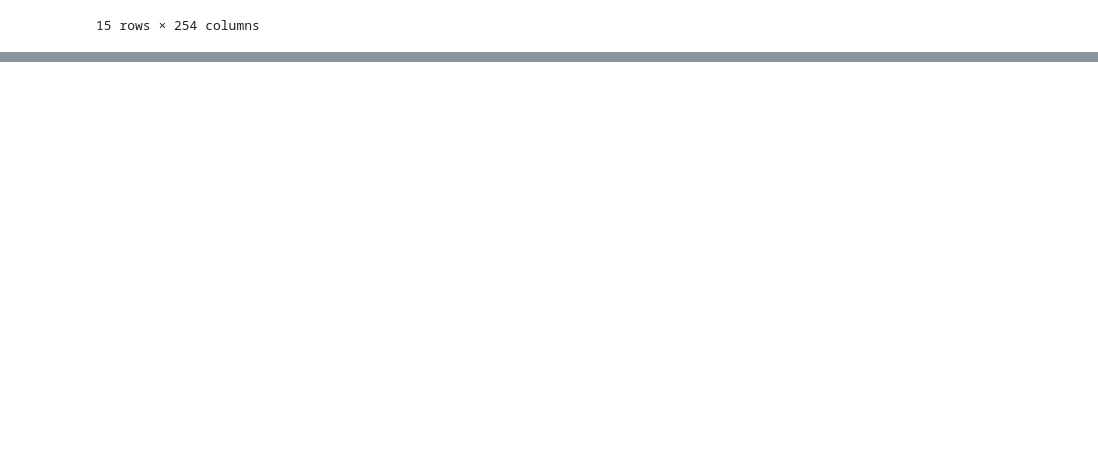
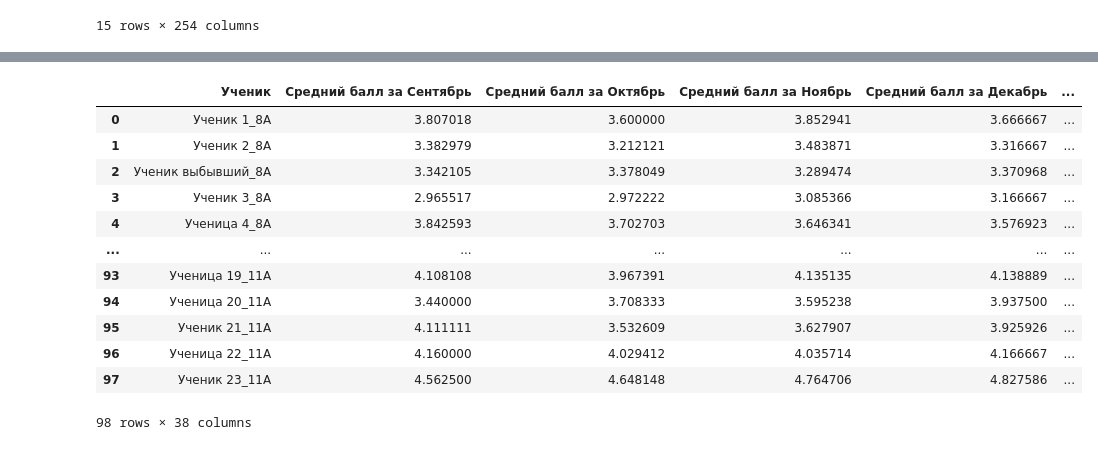
Before and after one commit to Zickam/school_success_prediction, a Jupyter notebook: dataset experiments/function_for_each_student.ipynb, the cells around one changed output, grey strips where cells are left out. Cells and saved outputs as stored; diff of their text form; code cells hidden in the pictures; blank space fills up the shorter version.

```diff
--- a/dataset experiments/function_for_each_student.ipynb
+++ b/dataset experiments/function_for_each_student.ipynb
@@ -358,18 +178,16 @@ class StudentAnalyzer:
 
         for key, val in self.calculate_grade_counts(grades).items():
             self.metrics[f'Общее {key} за {label}'] = val
-            self.metrics[f'Среднее {key} за {label} (на предмет)'] = val / row_count if row_count > 0 else 0
         for key, val in self.calculate_status_counts(statuses).items():
             self.metrics[f'Общее {key} за {label}'] = val
-            self.metrics[f'Среднее {key} за {label} (на предмет)'] = val / row_count if row_count > 0 else 0
 
     def _calculate_monthly_averages_counts(self):
         valid_months_grades = [m for m in self.months if self.monthly_grades[m]]
         valid_months_statuses = [m for m in self.months if self.non_numeric_monthly[m]]
 
-        for grade in [5.0, 4.0, 3.0, 2.0]:
-            total = sum([self.monthly_grades[m].count(grade) for m in valid_months_grades])
-            self.metrics[f'Среднее кол-во {int(grade)} в месяц'] = total / len(valid_months_grades) if valid_months_grades else np.nan
+        # for grade in [5.0, 4.0, 3.0, 2.0]:
+        #     total = sum([self.monthly_grades[m].count(grade) for m in valid_months_grades])
+        #     self.metrics[f'Среднее кол-во {int(grade)} в месяц'] = total / len(valid_months_grades) if valid_months_grades else np.nan
 
         for status in ['у', 'б', 'н']:
             total = sum([self.non_numeric_monthly[m].count(status) for m in valid_months_statuses])
@@ -409,12 +227,12 @@ class StudentAnalyzer:
             statuses.extend(self.non_numeric_monthly[m])
         return statuses
 # %%
-def create_dataset_for_clast(student_dict):
+def create_dataset_for_clast(student_dict, class_name=''):
     all_students_metrics = []
     for student_name, student_df in student_dict.items():
         analyzer = StudentAnalyzer(student_df)
         metrics = analyzer.analyze()
-        metrics['Ученик'] = student_name
+        metrics['Ученик'] = f"{student_name}_{class_name}"
         all_students_metrics.append(metrics)
     final_metrics_df = pd.DataFrame(all_students_metrics)
 
@@ -435,10 +259,10 @@ student_dict_9 = create_students_dict(df_9_clean, 20)
 student_dict_10 = create_students_dict(df_10_clean, 24)
 student_dict_11 = create_students_dict(df_11_clean, 22)
 # %%
-final_metrics_df_8 = create_dataset_for_clast(student_dict_8)
-final_metrics_df_9 = create_dataset_for_clast(student_dict_9)
-final_metrics_df_10 = create_dataset_for_clast(student_dict_10)
-final_metrics_df_11 = create_dataset_for_clast(student_dict_11)
+final_metrics_df_8 = create_dataset_for_clast(student_dict_8, '8A')
+final_metrics_df_9 = create_dataset_for_clast(student_dict_9, '9A')
+final_metrics_df_10 = create_dataset_for_clast(student_dict_10, '10A')
+final_metrics_df_11 = create_dataset_for_clast(student_dict_11, '11A')
 # %%
 try:
     final_metrics_df_9 = final_metrics_df_9.drop(columns=['Средний балл за Май'])
@@ -469,3 +274,24 @@ final_metrics_df_8.to_csv('datasets/8A_для_кластеризации.csv',in
 final_metrics_df_9.to_csv('datasets/9A_для_кластеризации.csv',index=False, encoding="utf-8-sig")
 final_metrics_df_10.to_csv('datasets/10A_для_кластеризации.csv',index=False, encoding="utf-8-sig")
 final_metrics_df_11.to_csv('datasets/11A_для_кластеризации.csv',index=False, encoding="utf-8-sig")
+# %%
+summary_final_metrics_df = pd.concat([final_metrics_df_8,
+                                      final_metrics_df_9,
+                                      final_metrics_df_10,
+                                      final_metrics_df_11],
+                                     ignore_index=True)
+summary_final_metrics_df
+# %% [output]
+|  | Ученик | Средний балл за Сентябрь | Средний балл за Октябрь | Средний балл за Ноябрь | Средний балл за Декабрь | ... |
+| 0 | Ученик 1_8A | 3.807018 | 3.600000 | 3.852941 | 3.666667 | ... |
+| 1 | Ученик 2_8A | 3.382979 | 3.212121 | 3.483871 | 3.316667 | ... |
+| 2 | Ученик выбывший_8A | 3.342105 | 3.378049 | 3.289474 | 3.370968 | ... |
+| 3 | Ученик 3_8A | 2.965517 | 2.972222 | 3.085366 | 3.166667 | ... |
+| 4 | Ученица 4_8A | 3.842593 | 3.702703 | 3.646341 | 3.576923 | ... |
+| ... | ... | ... | ... | ... | ... | ... |
+| 93 | Ученица 19_11A | 4.108108 | 3.967391 | 4.135135 | 4.138889 | ... |
+| 94 | Ученица 20_11A | 3.440000 | 3.708333 | 3.595238 | 3.937500 | ... |
+| 95 | Ученик 21_11A | 4.111111 | 3.532609 | 3.627907 | 3.925926 | ... |
+| 96 | Ученица 22_11A | 4.160000 | 4.029412 | 4.035714 | 4.166667 | ... |
+| 97 | Ученик 23_11A | 4.562500 | 4.648148 | 4.764706 | 4.827586 | ... |
+98 rows × 38 columns
```
Also changed, not shown: parts of 6 cells of this notebook, 7 other files.
